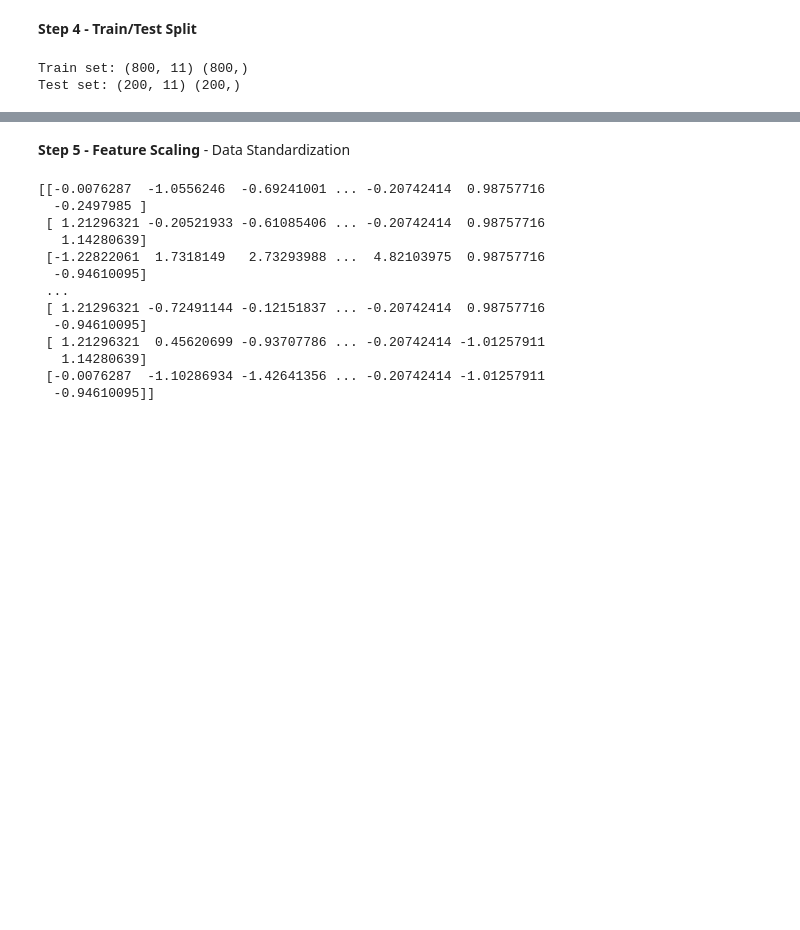
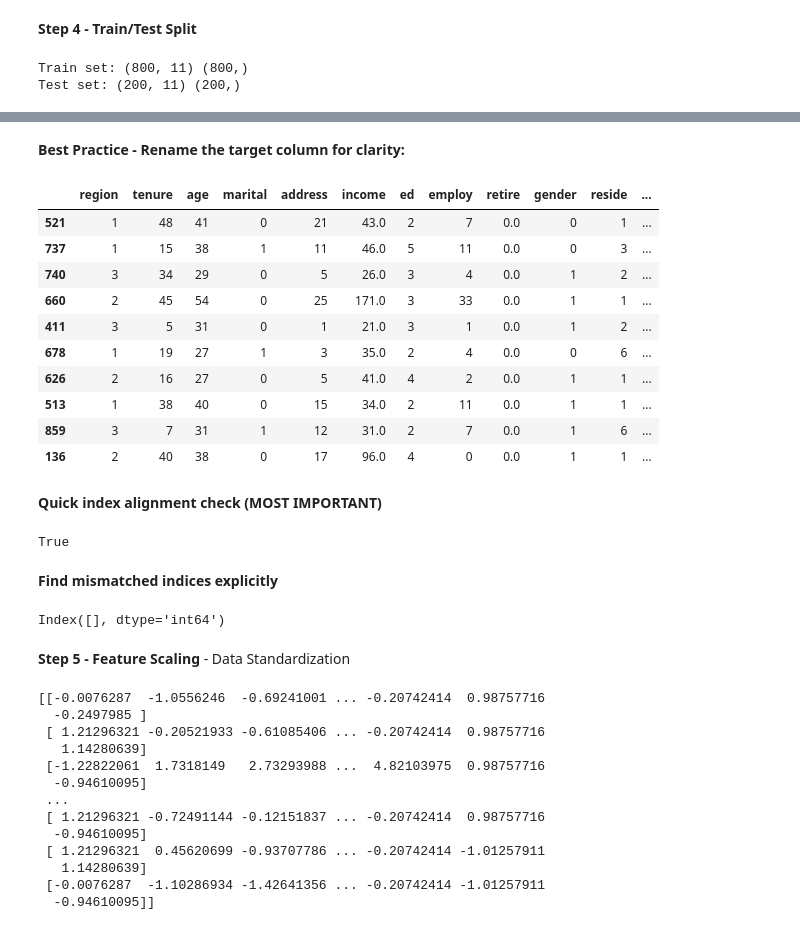
Before and after one commit to innocentgodson/KNN-Customer-segmentation-model---Classification, a Jupyter notebook: Customer_segmentation_model.ipynb, the cells around one changed output, grey strips where cells are left out. Drawn from its saved outputs; the diff is of its cells as text; code cells hidden in the pictures; blank space fills up the shorter version.

```diff
--- a/Customer_segmentation_model.ipynb
+++ b/Customer_segmentation_model.ipynb
@@ -132,3 +140,31 @@ Test set: (200, 11) (200,)
+# %% [markdown]
+**Best Practice - Rename the target column for clarity:**
+# %%
+pd.concat([X_test.head(10), y_test.rename('Actual').head(10)], axis=1)
+# %% [output]
+|  | region | tenure | age | marital | address | income | ed | employ | retire | gender | reside | ... |
+| 521 | 1 | 48 | 41 | 0 | 21 | 43.0 | 2 | 7 | 0.0 | 0 | 1 | ... |
+| 737 | 1 | 15 | 38 | 1 | 11 | 46.0 | 5 | 11 | 0.0 | 0 | 3 | ... |
+| 740 | 3 | 34 | 29 | 0 | 5 | 26.0 | 3 | 4 | 0.0 | 1 | 2 | ... |
+| 660 | 2 | 45 | 54 | 0 | 25 | 171.0 | 3 | 33 | 0.0 | 1 | 1 | ... |
+| 411 | 3 | 5 | 31 | 0 | 1 | 21.0 | 3 | 1 | 0.0 | 1 | 2 | ... |
+| 678 | 1 | 19 | 27 | 1 | 3 | 35.0 | 2 | 4 | 0.0 | 0 | 6 | ... |
+| 626 | 2 | 16 | 27 | 0 | 5 | 41.0 | 4 | 2 | 0.0 | 1 | 1 | ... |
+| 513 | 1 | 38 | 40 | 0 | 15 | 34.0 | 2 | 11 | 0.0 | 1 | 1 | ... |
+| 859 | 3 | 7 | 31 | 1 | 12 | 31.0 | 2 | 7 | 0.0 | 1 | 6 | ... |
+| 136 | 2 | 40 | 38 | 0 | 17 | 96.0 | 4 | 0 | 0.0 | 1 | 1 | ... |
+# %% [markdown]
+**Quick index alignment check (MOST IMPORTANT)**
+# %%
+X_test.index.equals(y_test.index) # True = perfectly aligned , False = index mismatch (serious issue)
+# %% [output]
+True
+# %% [markdown]
+**Find mismatched indices explicitly**
+# %%
+X_test.index.difference(y_test.index) # If this returns anything other than an empty Index, you have a problem.
+# %% [output]
+Index([], dtype='int64')
 # %% [markdown]
 **Step 5 - Feature Scaling** - Data Standardization
 # %%
```
Also changed, not shown: parts of 51 cells of this notebook.
